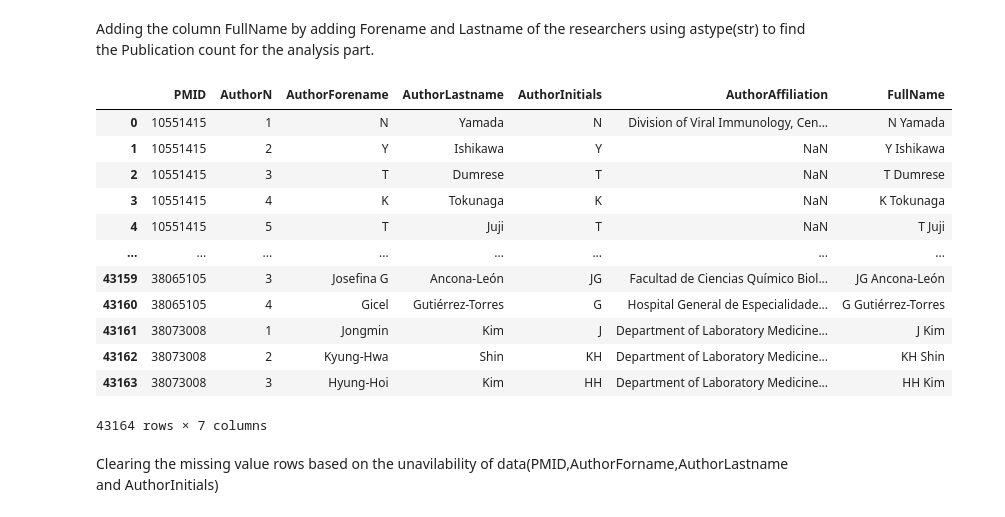
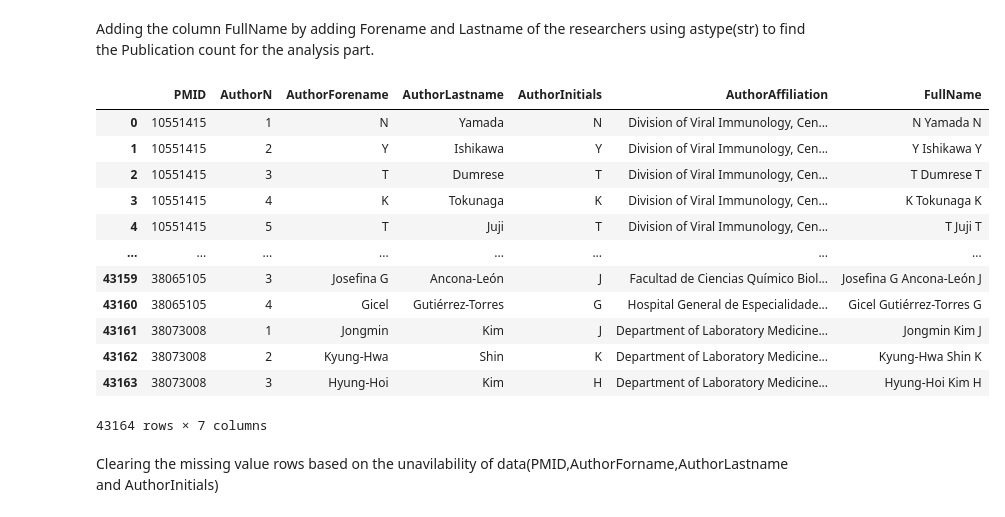
Before and after one commit to catcarroll98/skills-assessment-2, a Jupyter notebook: skillspresentation.ipynb, the cells around one changed output. Cells and saved outputs as stored; diff of their text form; code cells hidden in the pictures.

Commit message:
cleaning the authors and articles dataset

```diff
--- a/skillspresentation.ipynb
+++ b/skillspresentation.ipynb
@@ -13,9 +17,9 @@ import IPython.display as IPD
 # %%
 #Reading the CSV files of Author, Articles and Paper counts
 
-article_df = pd.read_csv('/content/drive/MyDrive/skills-assessment-2/articles.HLA-A.csv')
-author_df = pd.read_csv('/content/drive/MyDrive/skills-assessment-2/authors.HLA-A.csv')
-paper_counts_df = pd.read_csv('/content/drive/MyDrive/skills-assessment-2/paper_counts.csv')
+article_df = pd.read_csv('/content/drive/MyDrive/group8/Group 8/articles.HLA-A.csv')
+author_df = pd.read_csv('/content/drive/MyDrive/group8/Group 8/authors.HLA-A.csv')
+paper_counts_df = pd.read_csv('/content/drive/MyDrive/group8/Group 8/paper_counts.csv')
 # %%
 #removing data prior to 2000 as incomplete and therefor should be ommitted
 
@@ -178 +181,4 @@ FullName                 0
 dtype: int64
+# %%
+#filling the affiliation columns
+author_df["AuthorAffiliation"] = author_df["AuthorAffiliation"].fillna(method='ffill')
@@ -178,0 +197,3 @@ dtype: int64
+# %%
+# Extract the initial from the 'Forename' column
+author_df['AuthorInitials'] =author_df['AuthorForename'].apply(lambda x: x[0] if pd.notnull(x) else '')
@@ -181,25 +214,25 @@ Adding the column FullName by adding Forename and Lastname of the researchers us
 # %%
 # creating copy dataframe for authors to avoid copy slice errors because it was showing error like that while running without the copy dataframe
 author_df = author_df.copy()
 
 #Creating the full name column
-author_df['FullName'] = author_df['AuthorInitials'].astype(str) + ' ' + author_df['AuthorLastname'].astype(str)
+author_df['FullName'] = author_df['AuthorForename'].astype(str) + ' ' + author_df['AuthorLastname'].astype(str) + ' ' + author_df['AuthorInitials']
 
 # Displaying the DataFrame with the 'FullName' column
 author_df
 # %% [output]
 |  | PMID | AuthorN | AuthorForename | AuthorLastname | AuthorInitials | AuthorAffiliation | FullName |
-| 0 | 10551415 | 1 | N | Yamada | N | Division of Viral Immunology, Cen... | N Yamada |
-| 1 | 10551415 | 2 | Y | Ishikawa | Y | NaN | Y Ishikawa |
-| 2 | 10551415 | 3 | T | Dumrese | T | NaN | T Dumrese |
-| 3 | 10551415 | 4 | K | Tokunaga | K | NaN | K Tokunaga |
-| 4 | 10551415 | 5 | T | Juji | T | NaN | T Juji |
+| 0 | 10551415 | 1 | N | Yamada | N | Division of Viral Immunology, Cen... | N Yamada N |
+| 1 | 10551415 | 2 | Y | Ishikawa | Y | Division of Viral Immunology, Cen... | Y Ishikawa Y |
+| 2 | 10551415 | 3 | T | Dumrese | T | Division of Viral Immunology, Cen... | T Dumrese T |
+| 3 | 10551415 | 4 | K | Tokunaga | K | Division of Viral Immunology, Cen... | K Tokunaga K |
+| 4 | 10551415 | 5 | T | Juji | T | Division of Viral Immunology, Cen... | T Juji T |
 | ... | ... | ... | ... | ... | ... | ... | ... |
-| 43159 | 38065105 | 3 | Josefina G | Ancona-León | JG | Facultad de Ciencias Químico Biol... | JG Ancona-León |
-| 43160 | 38065105 | 4 | Gicel | Gutiérrez-Torres | G | Hospital General de Especialidade... | G Gutiérrez-Torres |
-| 43161 | 38073008 | 1 | Jongmin | Kim | J | Department of Laboratory Medicine... | J Kim |
-| 43162 | 38073008 | 2 | Kyung-Hwa | Shin | KH | Department of Laboratory Medicine... | KH Shin |
-| 43163 | 38073008 | 3 | Hyung-Hoi | Kim | HH | Department of Laboratory Medicine... | HH Kim |
+| 43159 | 38065105 | 3 | Josefina G | Ancona-León | J | Facultad de Ciencias Químico Biol... | Josefina G Ancona-León J |
+| 43160 | 38065105 | 4 | Gicel | Gutiérrez-Torres | G | Hospital General de Especialidade... | Gicel Gutiérrez-Torres G |
+| 43161 | 38073008 | 1 | Jongmin | Kim | J | Department of Laboratory Medicine... | Jongmin Kim J |
+| 43162 | 38073008 | 2 | Kyung-Hwa | Shin | K | Department of Laboratory Medicine... | Kyung-Hwa Shin K |
+| 43163 | 38073008 | 3 | Hyung-Hoi | Kim | H | Department of Laboratory Medicine... | Hyung-Hoi Kim H |
 43164 rows × 7 columns
 # %% [markdown]
 Clearing the missing value rows based on the unavilability of data(PMID,AuthorForname,AuthorLastname and AuthorInitials)
```
Also changed, not shown: parts of 9 cells of this notebook.
